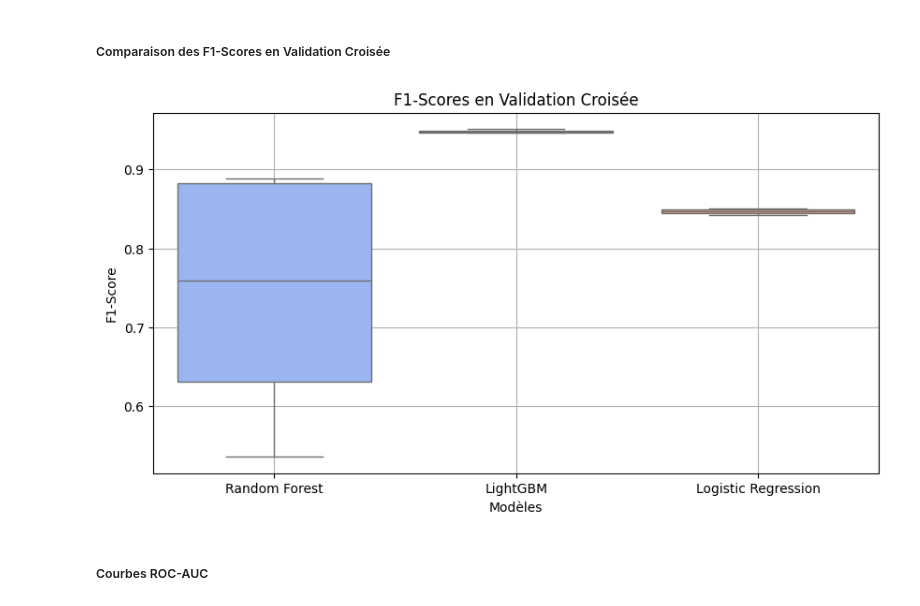
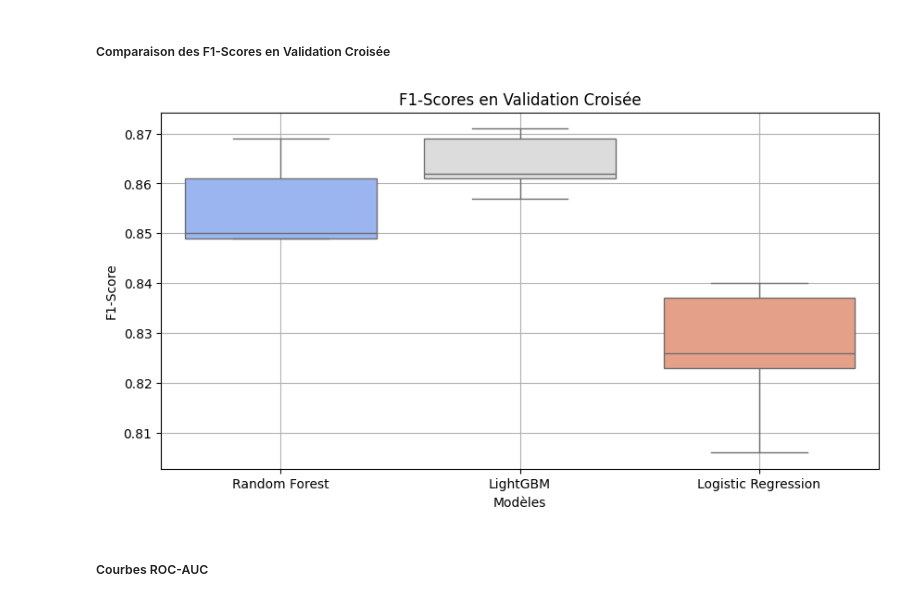
Before and after one commit to Dhoulnoun/fairuz-ML-project, a Jupyter notebook: fairuz.ipynb, the cells around one changed output. Cells and saved outputs as stored; diff of their text form; code cells hidden in the pictures.

```diff
--- a/fairuz.ipynb
+++ b/fairuz.ipynb
@@ -1617,24 +1617,24 @@ weighted avg       0.83      0.83      0.83      2116
 ##### Comparaison des F1-Scores en Validation Croisée
 # %%
 
-# Scores obtenus en validation croisée A CHANGER !!!!!!
+# Scores obtenus en validation croisée
 models = ["Random Forest", "LightGBM", "Logistic Regression"]
 f1_scores = [
-    [0.631, 0.888, 0.882, 0.759, 0.536],  # Random Forest
-    [0.949, 0.948, 0.946, 0.951, 0.947],  # LightGBM
-    [0.847, 0.850, 0.842, 0.849, 0.844]   # Logistic Regression
+    [0.849, 0.861, 0.850, 0.849, 0.869],  # Random Forest
+    [0.869, 0.862, 0.857, 0.871, 0.861],  # LightGBM
+    [0.823, 0.837, 0.806, 0.840, 0.826]   # Logistic Regression
 ]
 
 plt.figure(figsize=(10, 5))
 sns.boxplot(data=f1_scores, palette="coolwarm")
 plt.xticks(range(3), models)
 plt.title("F1-Scores en Validation Croisée")
 plt.ylabel("F1-Score")
 plt.xlabel("Modèles")
 plt.grid()
 plt.show()
 # %% [output]
-[figure, old version]
+[figure, new version]
 # %% [markdown]
 ##### Courbes ROC-AUC
 # %%
```
